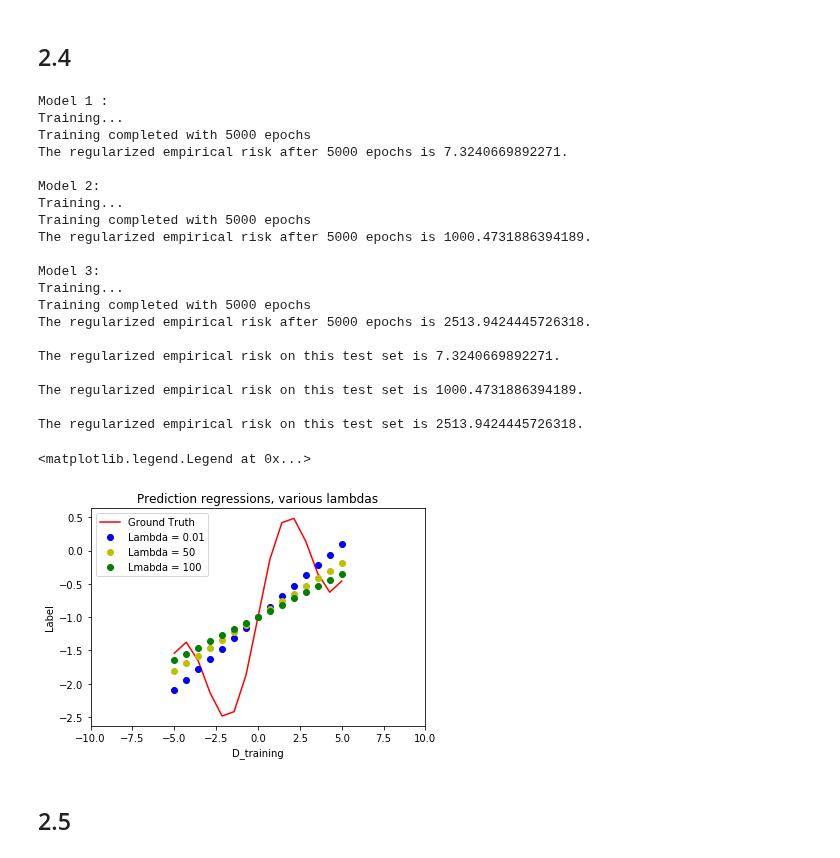
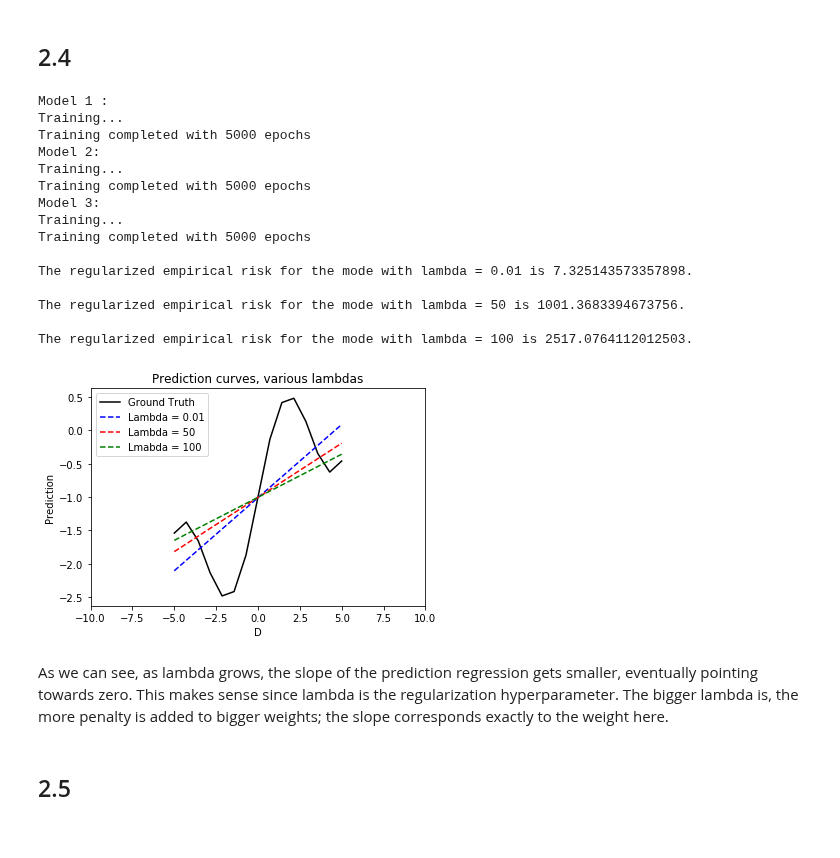
Before and after one commit to marued/IFT6390, a Jupyter notebook: Homeworks/Homework2/Homework2.ipynb, the cells around one changed output. Saved outputs shown, nothing was run; the diff lists cells and outputs as text; code cells hidden in the pictures.

```diff
--- a/Homeworks/Homework2/Homework2.ipynb
+++ b/Homeworks/Homework2/Homework2.ipynb
@@ -359,51 +375,48 @@ The regularized empirical risk on this test set is 7.323991525973476.
 # %% [markdown]
 ## 2.4
 # %%
-
 model1 = regression_gradient(0.01)
 model2 = regression_gradient(50)
 model3 = regression_gradient(100)
 print ("Model 1 :")
 model1.train(D, h_x(D), 0.000475, 0.00001, 5000)
 print ("Model 2:")
 model2.train(D, h_x(D), 0.000475, 0.00001, 5000)
 print ("Model 3:")
 model3.train(D, h_x(D), 0.000475, 0.00001, 5000)
 plt.figure(1)
-plt.plot(D, h_x(D), 'r-', label = "Ground Truth")
-plt.plot(D, model1.compute_predictions(D, h_x(D)), 'bo', label = "Lambda = 0.01")
-plt.plot(D, model2.compute_predictions(D, h_x(D)), 'yo', label = "Lambda = 50")
-plt.plot(D, model3.compute_predictions(D, h_x(D)), 'go', label = "Lmabda = 100")
-plt.xlabel("D_training")
-plt.ylabel("Label")
+plt.plot(D, h_x(D), 'k-', label = "Ground Truth")
+plt.plot(D, model1.compute_predictions(D, h_x(D)), 'b--', label = "Lambda = 0.01")
+plt.plot(D, model2.compute_predictions(D, h_x(D)), 'r--', label = "Lambda = 50")
+plt.plot(D, model3.compute_predictions(D, h_x(D)), 'g--', label = "Lmabda = 100")
+plt.xlabel("D")
+plt.ylabel("Prediction")
 plt.xlim(-10,10)
-plt.title("Prediction regressions, various lambdas")
-legend()
+plt.title("Prediction curves, various lambdas")
+plt.legend()
 
-#display different lambdas
+print("\nThe regularized empirical risk for the mode with lambda = {} is {}.".format(0.01,model1.empiricalRisk(D, h_x(D))))
+print("\nThe regularized empirical risk for the mode with lambda = {} is {}.".format(50,model2.empiricalRisk(D, h_x(D))))
+print("\nThe regularized empirical risk for the mode with lambda = {} is {}.".format(100,model3.empiricalRisk(D, h_x(D))))
 # %% [output]
 Model 1 :
 Training...
 Training completed with 5000 epochs
-The regularized empirical risk after 5000 epochs is 7.3240669892271.
-
 Model 2:
 Training...
 Training completed with 5000 epochs
-The regularized empirical risk after 5000 epochs is 1000.4731886394189.
-
 Model 3:
 Training...
 Training completed with 5000 epochs
-The regularized empirical risk after 5000 epochs is 2513.9424445726318.
 
-The regularized empirical risk on this test set is 7.3240669892271.
+The regularized empirical risk for the mode with lambda = 0.01 is 7.325143573357898.
 
-The regularized empirical risk on this test set is 1000.4731886394189.
+The regularized empirical risk for the mode with lambda = 50 is 1001.3683394673756.
 
-The regularized empirical risk on this test set is 2513.9424445726318.
+The regularized empirical risk for the mode with lambda = 100 is 2517.0764112012503.
-<matplotlib.legend.Legend at 0x...>
-[figure, old version]
+[figure, new version]
+# %% [markdown]
+As we can see, as lambda grows, the slope of the prediction regression gets smaller, eventually pointing towards zero. This makes sense since lambda is the regularization hyperparameter. The bigger lambda is, the more penalty is added to bigger weights; the slope corresponds exactly to the weight here.
 # %% [markdown]
 ## 2.5
 # %%
```
Also changed, not shown: parts of 13 cells of this notebook.
